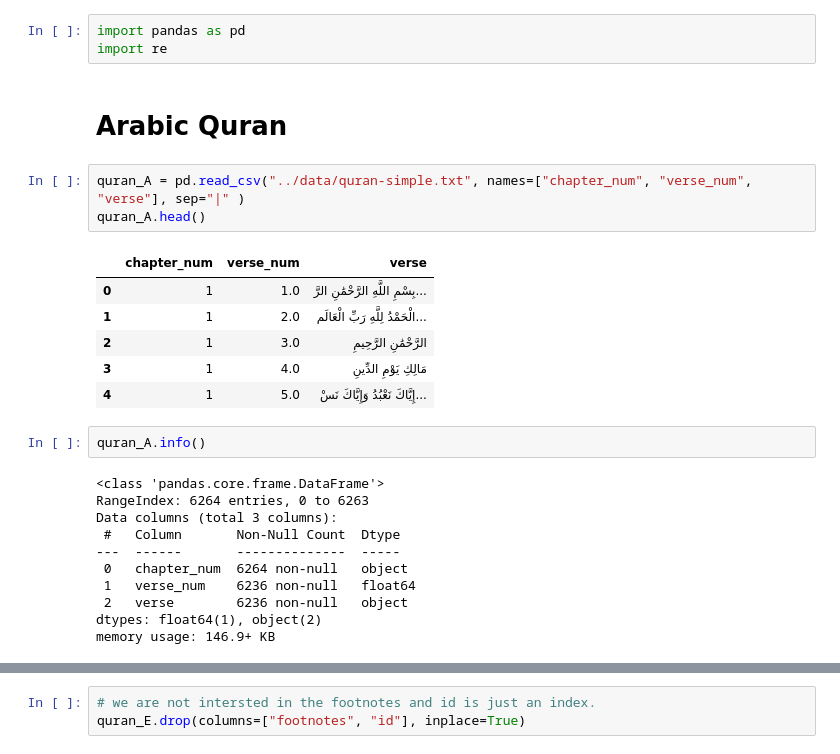
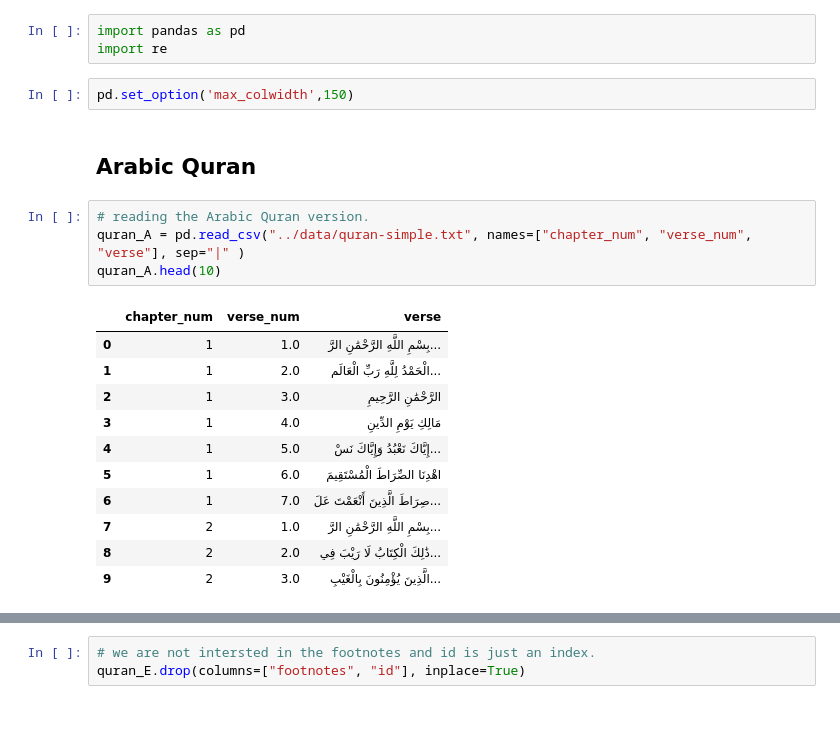
Before and after one commit to Saleh-Alabbas/search_engine_on_the_Quran, a Jupyter notebook: ml/data_cleaning.ipynb, the cells around one changed output, grey strips where cells are left out. Cells and saved outputs as stored; diff of their text form; blank space fills up the shorter version.

```diff
--- a/ml/data_cleaning.ipynb
+++ b/ml/data_cleaning.ipynb
@@ -3,28 +3,23 @@
 # %%
 import pandas as pd
 import re
+# %%
+pd.set_option('max_colwidth',150)
 # %% [markdown]
-# Arabic Quran
+## Arabic Quran
 # %%
+# reading the Arabic Quran version.
 quran_A = pd.read_csv("../data/quran-simple.txt", names=["chapter_num", "verse_num", "verse"], sep="|" )
-quran_A.head()
+quran_A.head(10)
 # %% [output]
 |  | chapter_num | verse_num | verse |
 | 0 | 1 | 1.0 | بِسْمِ اللَّهِ الرَّحْمَٰنِ الرَّ... |
 | 1 | 1 | 2.0 | الْحَمْدُ لِلَّهِ رَبِّ الْعَالَم... |
 | 2 | 1 | 3.0 | الرَّحْمَٰنِ الرَّحِيمِ |
 | 3 | 1 | 4.0 | مَالِكِ يَوْمِ الدِّينِ |
 | 4 | 1 | 5.0 | إِيَّاكَ نَعْبُدُ وَإِيَّاكَ نَسْ... |
+| 5 | 1 | 6.0 | اهْدِنَا الصِّرَاطَ الْمُسْتَقِيمَ |
+| 6 | 1 | 7.0 | صِرَاطَ الَّذِينَ أَنْعَمْتَ عَلَ... |
+| 7 | 2 | 1.0 | بِسْمِ اللَّهِ الرَّحْمَٰنِ الرَّ... |
+| 8 | 2 | 2.0 | ذَٰلِكَ الْكِتَابُ لَا رَيْبَ فِي... |
+| 9 | 2 | 3.0 | الَّذِينَ يُؤْمِنُونَ بِالْغَيْبِ... |
-# %%
-quran_A.info()
-# %% [output]
-<class 'pandas.core.frame.DataFrame'>
-RangeIndex: 6264 entries, 0 to 6263
-Data columns (total 3 columns):
- #   Column       Non-Null Count  Dtype
----  ------       --------------  -----
- 0   chapter_num  6264 non-null   object
- 1   verse_num    6236 non-null   float64
- 2   verse        6236 non-null   object
-dtypes: float64(1), object(2)
-memory usage: 146.9+ KB
```
Also changed, not shown: parts of 29 cells of this notebook.
